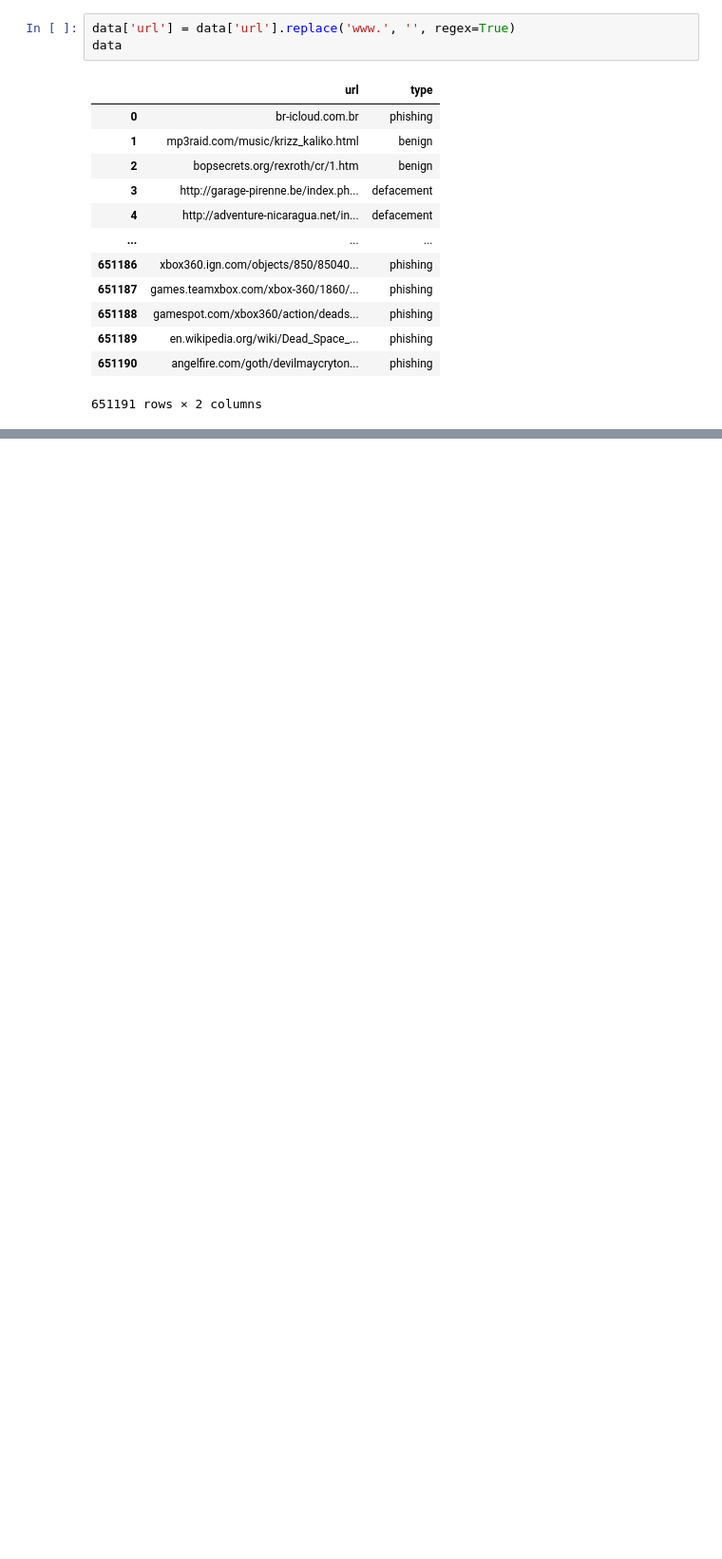
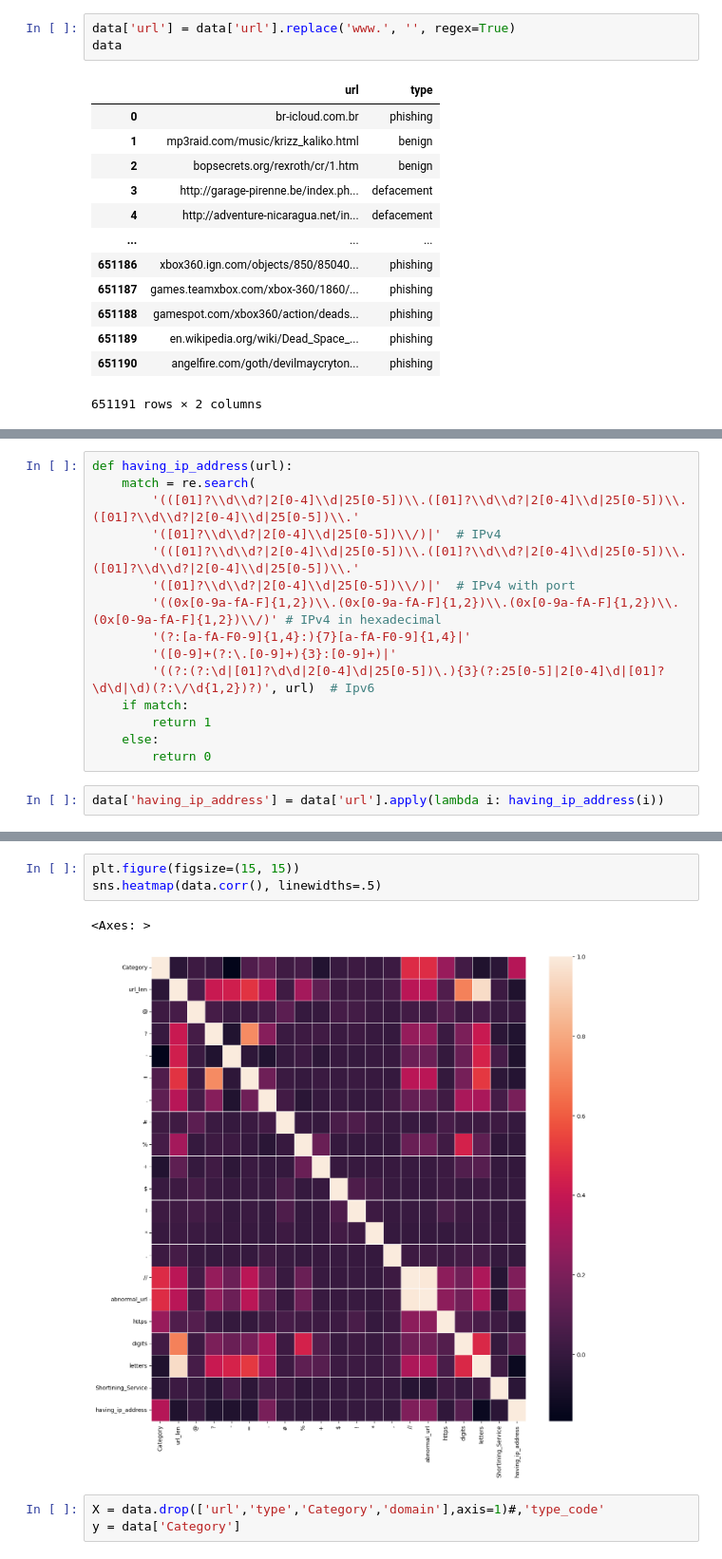
Before and after one commit to gkhn01dnmz/AISEC_DL_ML, a Jupyter notebook: HarmfulURL_Detector.ipynb, the cells around one changed output, grey strips where cells are left out. Shown: that part at 95% size. Drawn from its saved outputs; the diff is of its cells as text; blank space fills up the shorter version.

```diff
--- a/HarmfulURL_Detector.ipynb
+++ b/HarmfulURL_Detector.ipynb
@@ -86,0 +195,17 @@ data
+# %%
+def having_ip_address(url):
+    match = re.search(
+        '(([01]?\\d\\d?|2[0-4]\\d|25[0-5])\\.([01]?\\d\\d?|2[0-4]\\d|25[0-5])\\.([01]?\\d\\d?|2[0-4]\\d|25[0-5])\\.'
+        '([01]?\\d\\d?|2[0-4]\\d|25[0-5])\\/)|'  # IPv4
+        '(([01]?\\d\\d?|2[0-4]\\d|25[0-5])\\.([01]?\\d\\d?|2[0-4]\\d|25[0-5])\\.([01]?\\d\\d?|2[0-4]\\d|25[0-5])\\.'
+        '([01]?\\d\\d?|2[0-4]\\d|25[0-5])\\/)|'  # IPv4 with port
+        '((0x[0-9a-fA-F]{1,2})\\.(0x[0-9a-fA-F]{1,2})\\.(0x[0-9a-fA-F]{1,2})\\.(0x[0-9a-fA-F]{1,2})\\/)' # IPv4 in hexadecimal
+        '(?:[a-fA-F0-9]{1,4}:){7}[a-fA-F0-9]{1,4}|'
+        '([0-9]+(?:\.[0-9]+){3}:[0-9]+)|'
+        '((?:(?:\d|[01]?\d\d|2[0-4]\d|25[0-5])\.){3}(?:25[0-5]|2[0-4]\d|[01]?\d\d|\d)(?:\/\d{1,2})?)', url)  # Ipv6
+    if match:
+        return 1
+    else:
+        return 0
+# %%
+data['having_ip_address'] = data['url'].apply(lambda i: having_ip_address(i))
@@ -86,0 +218,9 @@ data
+# %%
+plt.figure(figsize=(15, 15))
+sns.heatmap(data.corr(), linewidths=.5)
+# %% [output]
+<Axes: >
+[figure, added]
+# %%
+X = data.drop(['url','type','Category','domain'],axis=1)#,'type_code'
+y = data['Category']
```
Also changed, not shown: parts of 26 cells of this notebook.
